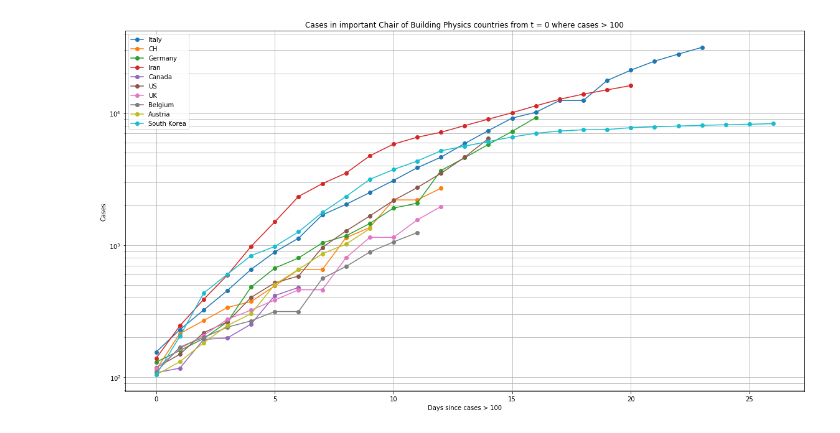
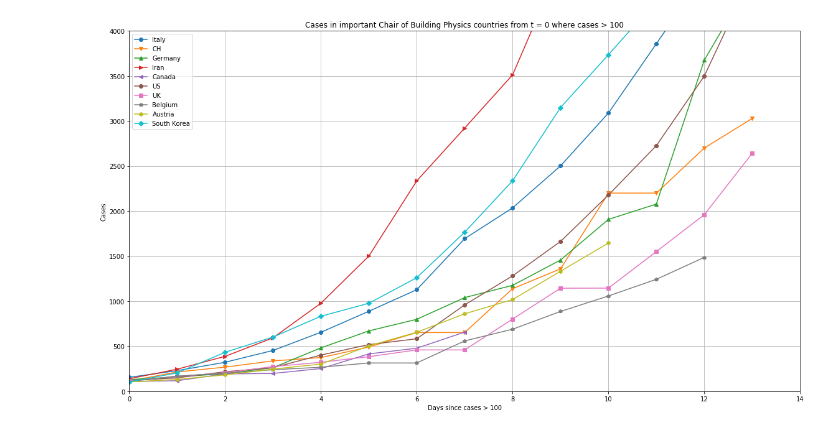
Before and after one commit to pick2510/COVID-19, a Jupyter notebook: analysis/Cases.ipynb, the cells around one changed output. Drawn from its saved outputs; the diff is of its cells as text; code cells hidden in the pictures.

Commit message:
New Marker

```diff
--- a/analysis/Cases.ipynb
+++ b/analysis/Cases.ipynb
@@ -80,3 +85,5 @@ idx_us = np.where(us.US >= 100)
 
 uk = data_grouped[["United Kingdom"]]
 idx_uk = np.where(uk["United Kingdom"] >= 100)
+# %%
+marker = itertools.cycle(("o", "v", "^", ">", "<","8", "s","p", "h", "D"))
@@ -83,23 +114,23 @@ idx_uk = np.where(uk["United Kingdom"] >= 100)
 # %%
-plt.plot(it.Italy.values[idx_it], "o-",label="Italy")
-plt.plot(ch.Switzerland.values[idx_ch],"o-", label="CH")
-plt.plot(de.Germany.values[idx_de], "o-",  label="Germany")
-plt.plot(ir.Iran.values[idx_ir], "o-", label="Iran")
-plt.plot(ca.Canada.values[idx_ca],"o-", label="Canada")
-plt.plot(us.US.values[idx_us],"o-", label="US")
-plt.plot(uk["United Kingdom"].values[idx_uk], "o-", label="UK")
-plt.plot(be.Belgium.values[idx_be],"o-", label="Belgium")
-plt.plot(at.Austria.values[idx_at], "o-", label="Austria")
-plt.plot(ko["Korea, South"].values[idx_ko], "o-", label="South Korea")
+plt.plot(it.Italy.values[idx_it], marker=next(marker),label="Italy")
+plt.plot(ch.Switzerland.values[idx_ch],marker=next(marker), label="CH")
+plt.plot(de.Germany.values[idx_de], marker=next(marker),  label="Germany")
+plt.plot(ir.Iran.values[idx_ir], marker=next(marker), label="Iran")
+plt.plot(ca.Canada.values[idx_ca],marker=next(marker), label="Canada")
+plt.plot(us.US.values[idx_us],marker=next(marker), label="US")
+plt.plot(uk["United Kingdom"].values[idx_uk], marker=next(marker), label="UK")
+plt.plot(be.Belgium.values[idx_be],marker=next(marker), label="Belgium")
+plt.plot(at.Austria.values[idx_at],marker=next(marker), label="Austria")
+plt.plot(ko["Korea, South"].values[idx_ko],marker=next(marker), label="South Korea")
 plt.legend()
-plt.yscale("log")
-#plt.xlim([0,  len(idx_ch[0])])
-#plt.ylim([0,4000])
+#plt.yscale("log")
+plt.xlim([0,  len(idx_ch[0])])
+plt.ylim([0,4000])
 plt.grid(which="both")
 plt.xlabel("Days since cases > 100")
 plt.ylabel("Cases")
 plt.title("Cases in important Chair of Building Physics countries from t = 0 where cases > 100")
 plt.tight_layout()
-plt.savefig("cbp_cases_log.png")
+plt.savefig("cbp_cases_non_log.png")
 # %% [output]
-[figure, old version]
+[figure, new version]
```
Also changed, not shown: parts of 7 cells of this notebook.
